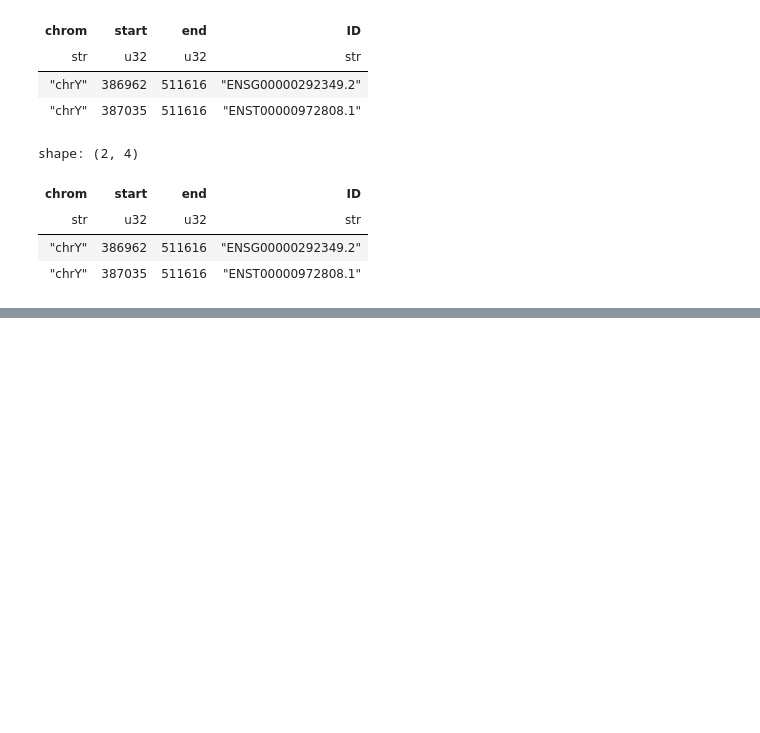
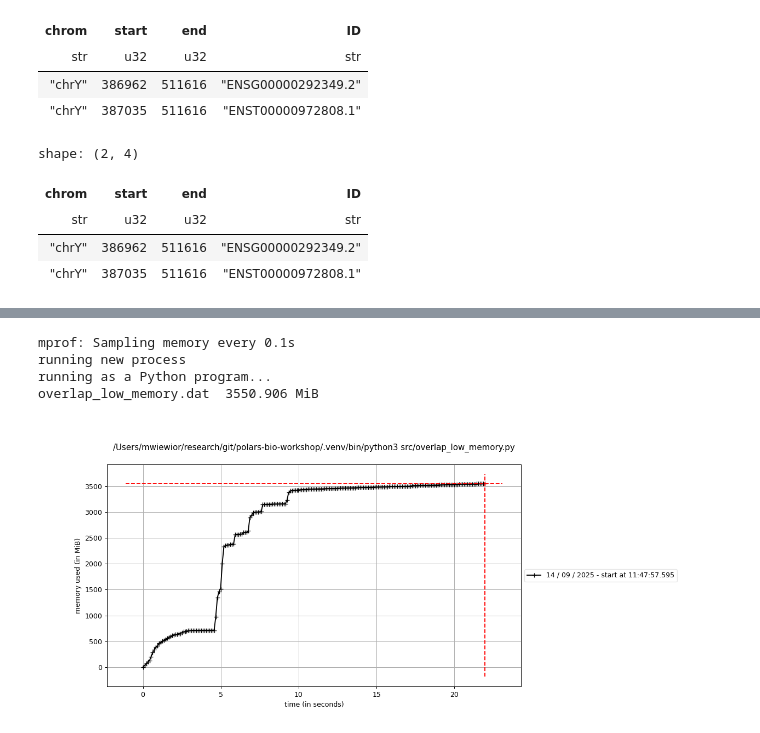
Before and after one commit to biodatageeks/polars-bio-workshop, a Jupyter notebook: notebook/gff_operations_demo.ipynb, the cells around one changed output, grey strips where cells are left out. Drawn from its saved outputs; the diff is of its cells as text; code cells hidden in the pictures; blank space fills up the shorter version.

```diff
--- a/notebook/gff_operations_demo.ipynb
+++ b/notebook/gff_operations_demo.ipynb
@@ -279,0 +332,16 @@ shape: (2, 4)
+# %%
+%%sh
+rm -f overlap_low_memory.dat overlap_low_memory.png
+mprof run --output overlap_low_memory.dat src/overlap_low_memory.py 2> /dev/null
+mprof peak overlap_low_memory.dat
+mprof plot overlap_low_memory.dat --output overlap_low_memory.png
+# %% [output]
+mprof: Sampling memory every 0.1s
+running new process
+running as a Python program...
+overlap_low_memory.dat  3550.906 MiB
+# %%
+from IPython.display import Image
+Image("overlap_low_memory.png")
+# %% [output]
+[figure, added]
```
Also changed, not shown: parts of 22 cells of this notebook, 3 other files.
